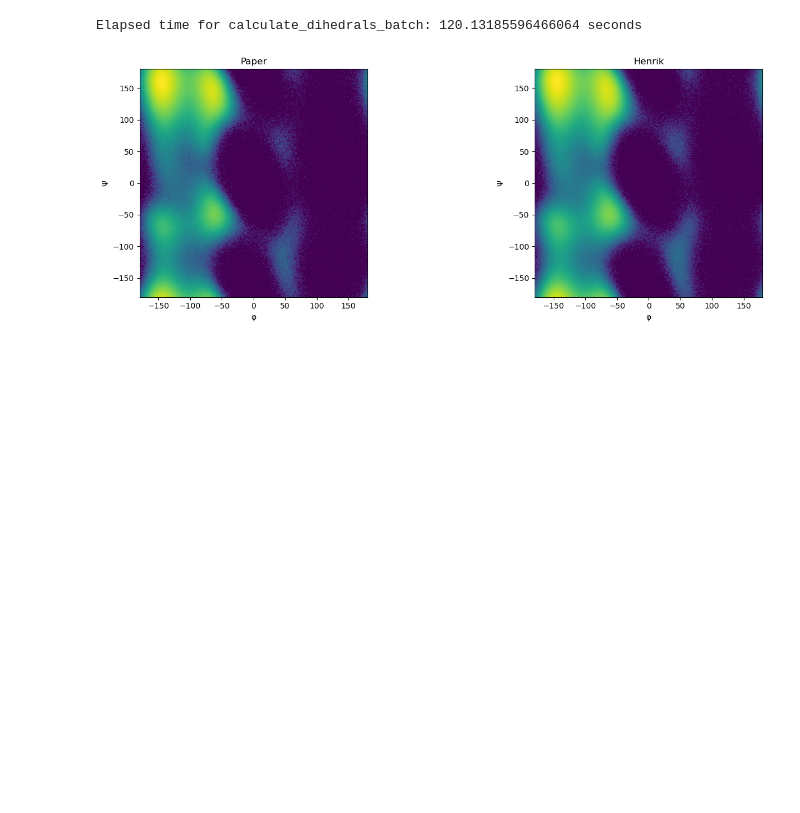
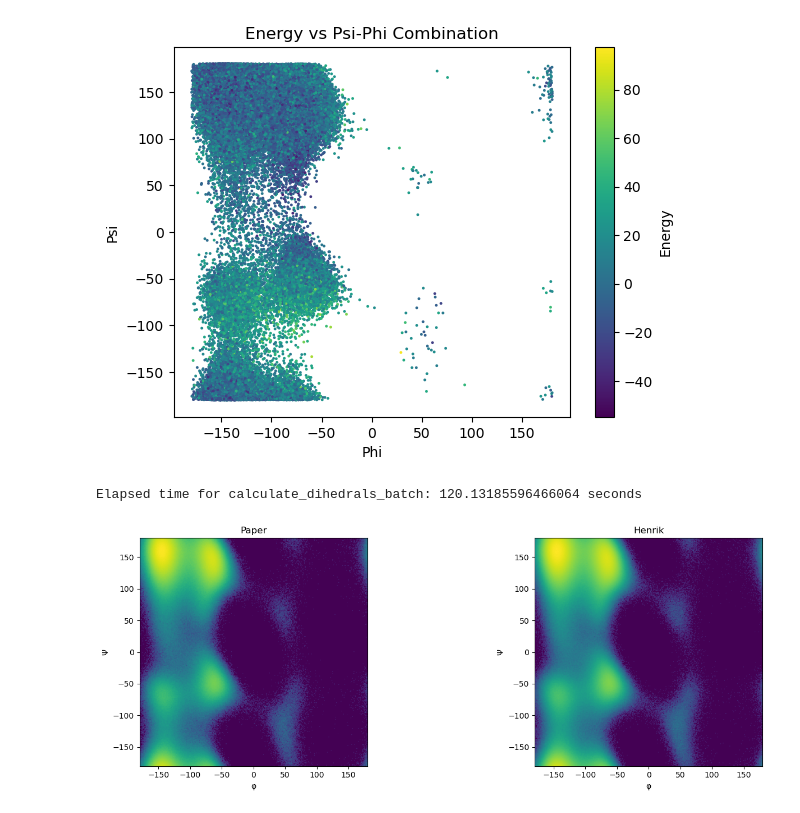
Before and after one commit to balu1029/gnn_uncertainty, a Jupyter notebook: datasets/helper/cv_visualizer.ipynb, the cells around one changed output. Drawn from its saved outputs; the diff is of its cells as text; code cells hidden in the pictures; blank space fills up the shorter version.

Commit message:
implemented openmm energy calculation

```diff
--- a/datasets/helper/cv_visualizer.ipynb
+++ b/datasets/helper/cv_visualizer.ipynb
@@ -75,6 +75,45 @@ def plot_multiple_histograms(hists:list, xedges:list, yedges:list, titles:list =
 def get_histogram_difference(hist1, hist2):
 
     return np.mean(np.abs(hist1 - hist2))
+# %%
+# Load molecule coordinates from xyz file
+xyz_file = '/home/kit/iti/fq0795/gnn_uncertainty/datasets/files/ala_converged/prod_positions_20-09-2023_13-10-19_energies.xyz'
+with open(xyz_file, 'r') as f:
+    lines = f.readlines()
+    coordinates = []
+    sum = 0
+    molecules = []
+    energies = []
+    while True:
+        if sum >= len(lines):
+            break
+        num_atoms = int(lines[sum])
+        coordinates = []
+        energies.append(float(lines[sum+1]))
+        for line in lines[sum+2:sum+num_atoms+2]:
+            atom, x, y, z = line.split()
+            coordinates.append([float(x), float(y), float(z)])
+        sum += num_atoms + 2
+        molecules.append(coordinates)
+    molecules = np.array(molecules)
+    energies = np.array(energies)
+# %%
+indizes1 = [4, 6, 8, 14]
+indizes2 = [6, 8, 14, 16]
+
+psi_xyz = calculate_dihedrals_batch(molecules, indizes1)
+phi_xyz = calculate_dihedrals_batch(molecules, indizes2)
+# %%
+import matplotlib.pyplot as plt
+
+plt.scatter(psi_xyz, phi_xyz, c=energies, cmap='viridis', s=1)
+plt.colorbar(label='Energy')
+plt.xlabel('Phi')
+plt.ylabel('Psi')
+plt.title('Energy vs Psi-Phi Combination')
+plt.show()
+# %% [output]
+[figure, added]
 # %%
 indizes1 = [4, 6, 8, 14]
 indizes2 = [6, 8, 14, 16]
```
Also changed, not shown: parts of 2 cells of this notebook, 3 other files.
